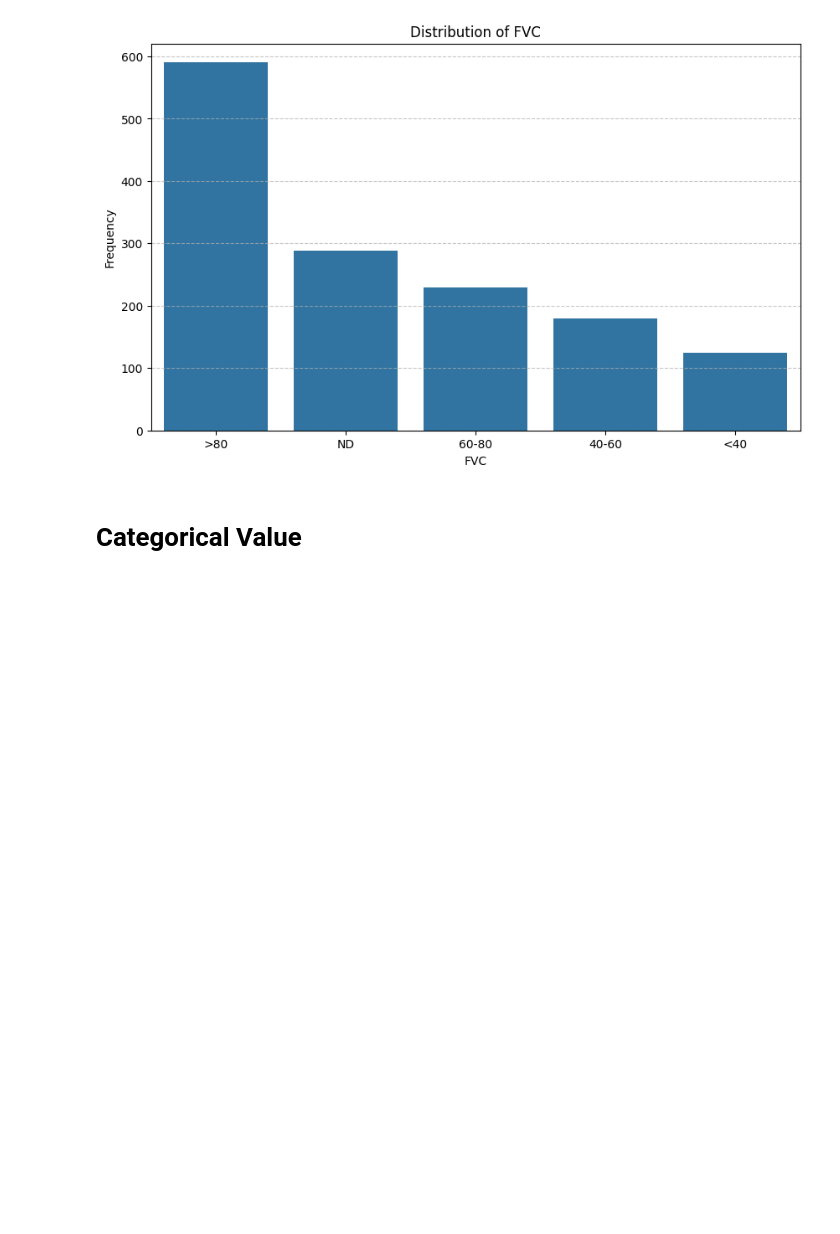
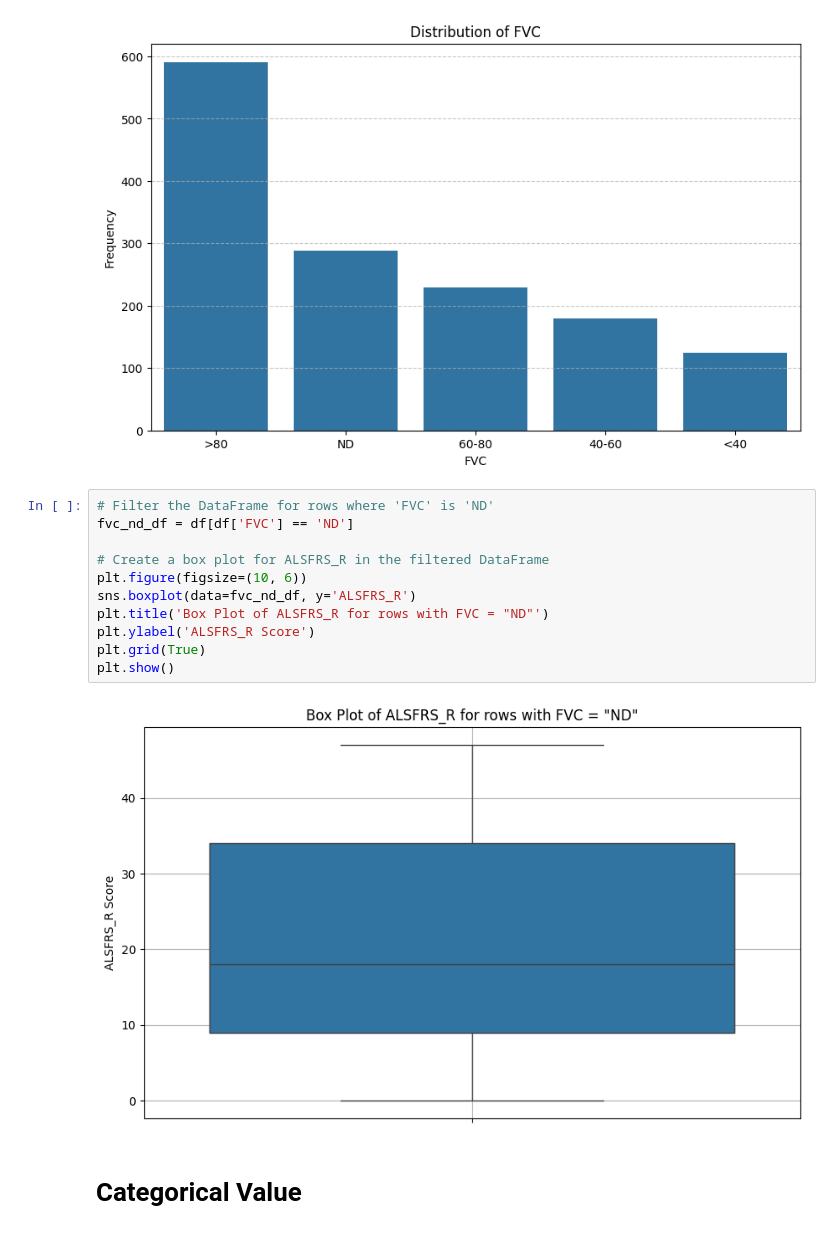
Before and after one commit to FaridRash/Advance-Statistical-Learnin--Semester-3, a Jupyter notebook: MH/Mh_AD_Data_understanding.ipynb, the cells around one changed output. Drawn from its saved outputs; the diff is of its cells as text; blank space fills up the shorter version.

```diff
--- a/MH/Mh_AD_Data_understanding.ipynb
+++ b/MH/Mh_AD_Data_understanding.ipynb
@@ -293,6 +293,19 @@ plt.grid(axis='y', linestyle='--', alpha=0.7)
 plt.show()
 # %% [output]
 [figure]
+# %%
+# Filter the DataFrame for rows where 'FVC' is 'ND'
+fvc_nd_df = df[df['FVC'] == 'ND']
+
+# Create a box plot for ALSFRS_R in the filtered DataFrame
+plt.figure(figsize=(10, 6))
+sns.boxplot(data=fvc_nd_df, y='ALSFRS_R')
+plt.title('Box Plot of ALSFRS_R for rows with FVC = "ND"')
+plt.ylabel('ALSFRS_R Score')
+plt.grid(True)
+plt.show()
+# %% [output]
+[figure, added]
 # %% [markdown]
 # Categorical Value
 # %% [markdown]
```
